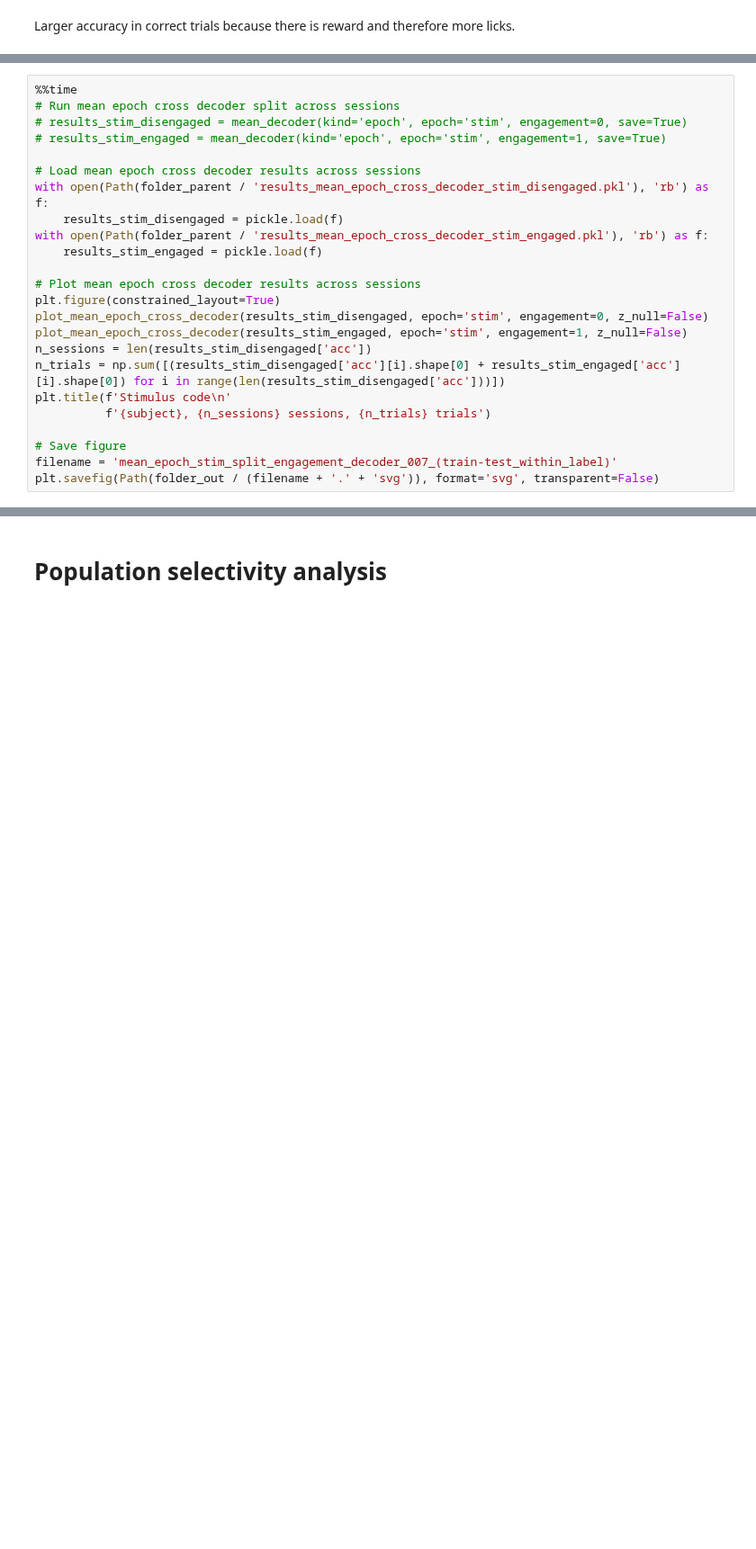
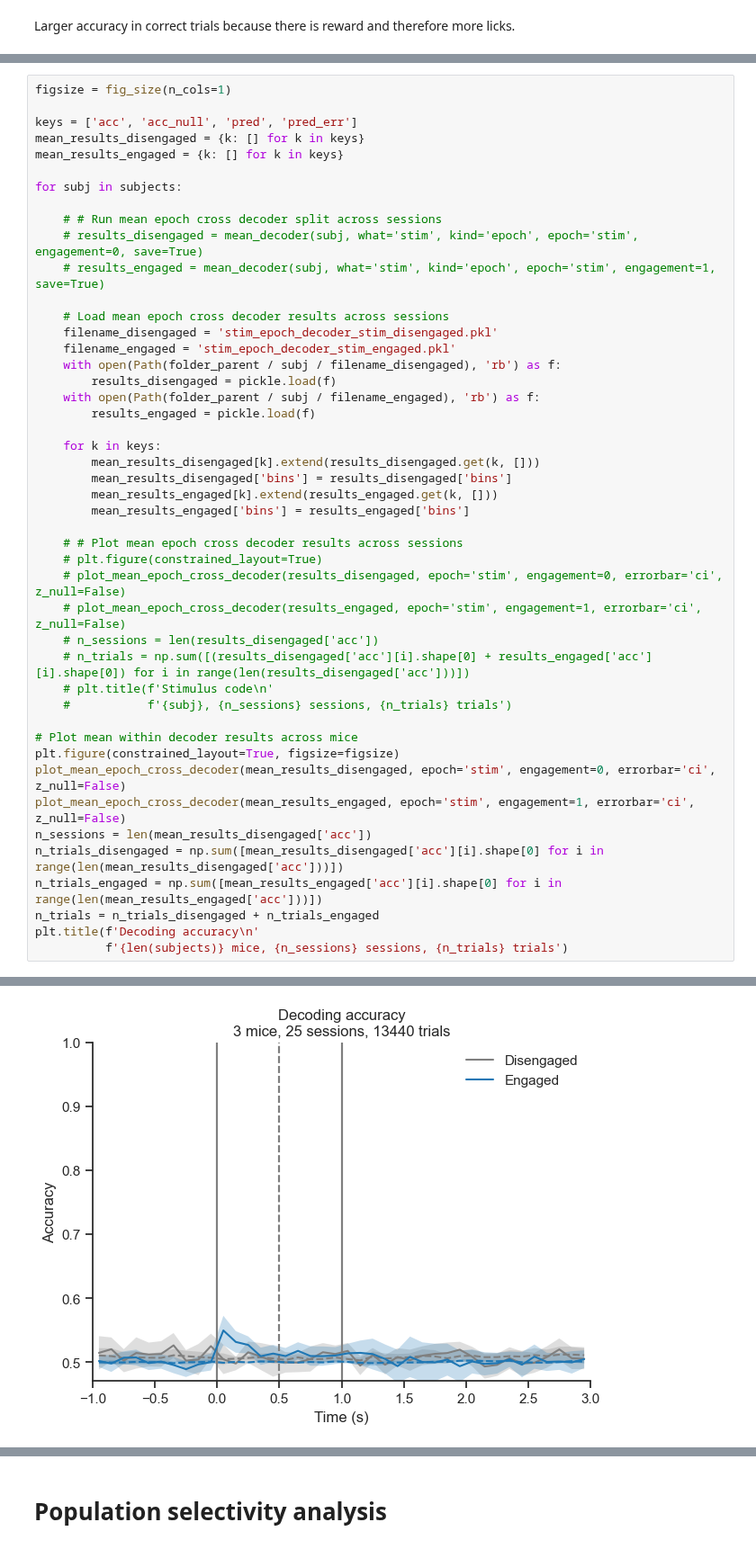
Before and after one commit to 3leni0n/PycharmProjects, a Jupyter notebook: ephys/decoder/notebook.ipynb, the cells around one changed output, grey strips where cells are left out. Shown at 90% size. Cells and saved outputs as stored; diff of their text form; blank space fills up the shorter version.

```diff
--- a/ephys/decoder/notebook.ipynb
+++ b/ephys/decoder/notebook.ipynb
@@ -489,24 +457,47 @@ Testing comparison of (stimulus) decoding accuracy of epoch cross decoder betwee
 # %%
-%%time
-# Run mean epoch cross decoder split across sessions
-# results_stim_disengaged = mean_decoder(kind='epoch', epoch='stim', engagement=0, save=True)
-# results_stim_engaged = mean_decoder(kind='epoch', epoch='stim', engagement=1, save=True)
+figsize = fig_size(n_cols=1)
 
-# Load mean epoch cross decoder results across sessions
-with open(Path(folder_parent / 'results_mean_epoch_cross_decoder_stim_disengaged.pkl'), 'rb') as f:
-    results_stim_disengaged = pickle.load(f)
-with open(Path(folder_parent / 'results_mean_epoch_cross_decoder_stim_engaged.pkl'), 'rb') as f:
-    results_stim_engaged = pickle.load(f)
+keys = ['acc', 'acc_null', 'pred', 'pred_err']
+mean_results_disengaged = {k: [] for k in keys}
+mean_results_engaged = {k: [] for k in keys}
 
-# Plot mean epoch cross decoder results across sessions
-plt.figure(constrained_layout=True)
-plot_mean_epoch_cross_decoder(results_stim_disengaged, epoch='stim', engagement=0, z_null=False)
-plot_mean_epoch_cross_decoder(results_stim_engaged, epoch='stim', engagement=1, z_null=False)
-n_sessions = len(results_stim_disengaged['acc'])
-n_trials = np.sum([(results_stim_disengaged['acc'][i].shape[0] + results_stim_engaged['acc'][i].shape[0]) for i in range(len(results_stim_disengaged['acc']))])
-plt.title(f'Stimulus code\n'
-          f'{subject}, {n_sessions} sessions, {n_trials} trials')
+for subj in subjects:
 
-# Save figure
-filename = 'mean_epoch_stim_split_engagement_decoder_007_(train-test_within_label)'
-plt.savefig(Path(folder_out / (filename + '.' + 'svg')), format='svg', transparent=False)
+    # # Run mean epoch cross decoder split across sessions
+    # results_disengaged = mean_decoder(subj, what='stim', kind='epoch', epoch='stim', engagement=0, save=True)
+    # results_engaged = mean_decoder(subj, what='stim', kind='epoch', epoch='stim', engagement=1, save=True)
+
+    # Load mean epoch cross decoder results across sessions
+    filename_disengaged = 'stim_epoch_decoder_stim_disengaged.pkl'
+    filename_engaged = 'stim_epoch_decoder_stim_engaged.pkl'
+    with open(Path(folder_parent / subj / filename_disengaged), 'rb') as f:
+        results_disengaged = pickle.load(f)
+    with open(Path(folder_parent / subj / filename_engaged), 'rb') as f:
+        results_engaged = pickle.load(f)
+
+    for k in keys:
+        mean_results_disengaged[k].extend(results_disengaged.get(k, []))
+        mean_results_disengaged['bins'] = results_disengaged['bins']
+        mean_results_engaged[k].extend(results_engaged.get(k, []))
+        mean_results_engaged['bins'] = results_engaged['bins']
+
+    # # Plot mean epoch cross decoder results across sessions
+    # plt.figure(constrained_layout=True)
+    # plot_mean_epoch_cross_decoder(results_disengaged, epoch='stim', engagement=0, errorbar='ci', z_null=False)
+    # plot_mean_epoch_cross_decoder(results_engaged, epoch='stim', engagement=1, errorbar='ci', z_null=False)
+    # n_sessions = len(results_disengaged['acc'])
+    # n_trials = np.sum([(results_disengaged['acc'][i].shape[0] + results_engaged['acc'][i].shape[0]) for i in range(len(results_disengaged['acc']))])
+    # plt.title(f'Stimulus code\n'
+    #           f'{subj}, {n_sessions} sessions, {n_trials} trials')
+
+# Plot mean within decoder results across mice
+plt.figure(constrained_layout=True, figsize=figsize)
+plot_mean_epoch_cross_decoder(mean_results_disengaged, epoch='stim', engagement=0, errorbar='ci', z_null=False)
+plot_mean_epoch_cross_decoder(mean_results_engaged, epoch='stim', engagement=1, errorbar='ci', z_null=False)
+n_sessions = len(mean_results_disengaged['acc'])
+n_trials_disengaged = np.sum([mean_results_disengaged['acc'][i].shape[0] for i in range(len(mean_results_disengaged['acc']))])
+n_trials_engaged = np.sum([mean_results_engaged['acc'][i].shape[0] for i in range(len(mean_results_engaged['acc']))])
+n_trials = n_trials_disengaged + n_trials_engaged
+plt.title(f'Decoding accuracy\n'
+          f'{len(subjects)} mice, {n_sessions} sessions, {n_trials} trials')
+# %% [output]
@@ -513 +505,2 @@ plt.savefig(Path(folder_out / (filename + '.' + 'svg')), format='svg', transpare
+[figure, added]
 # %% [markdown]
```
Also changed, not shown: parts of 45 cells of this notebook, 3 other files.
